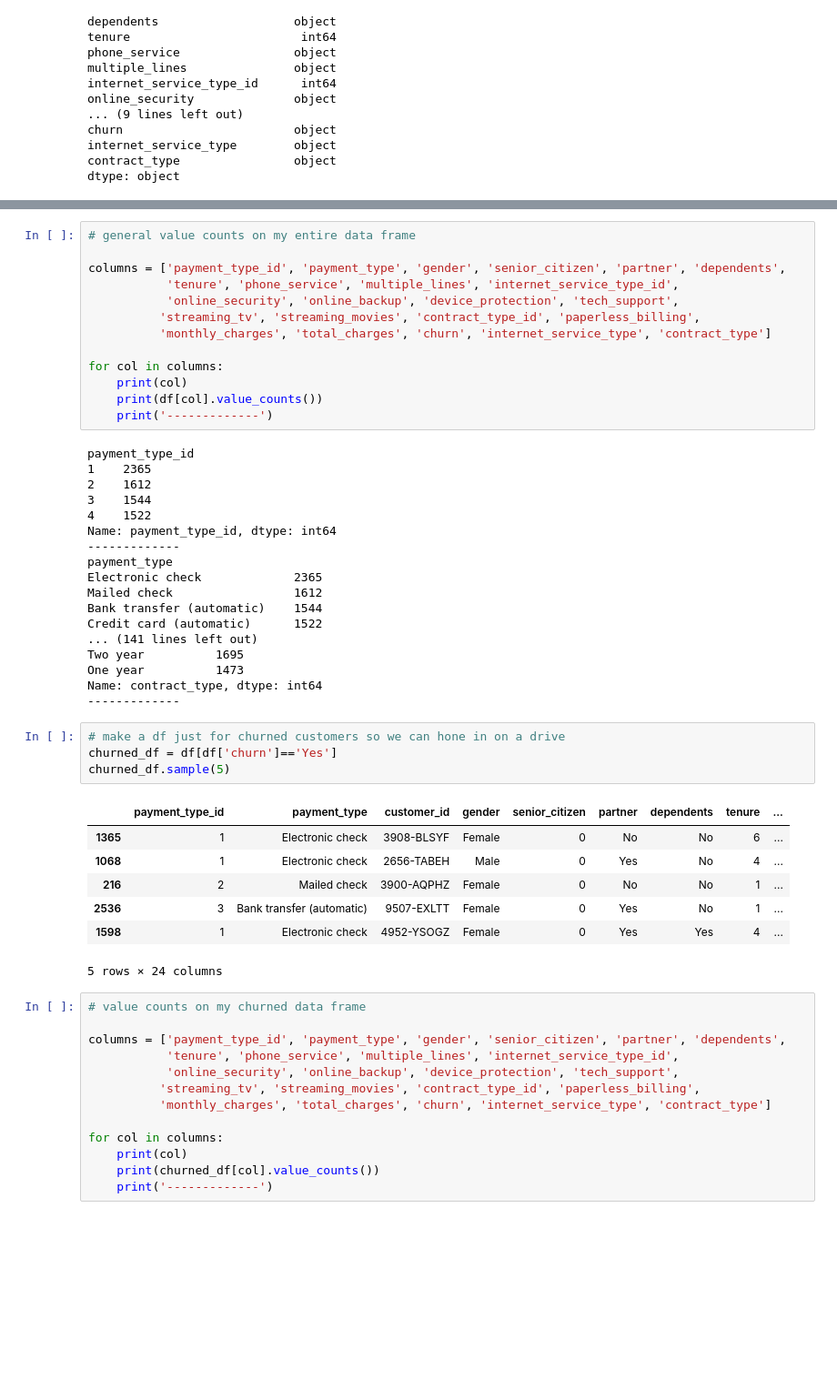
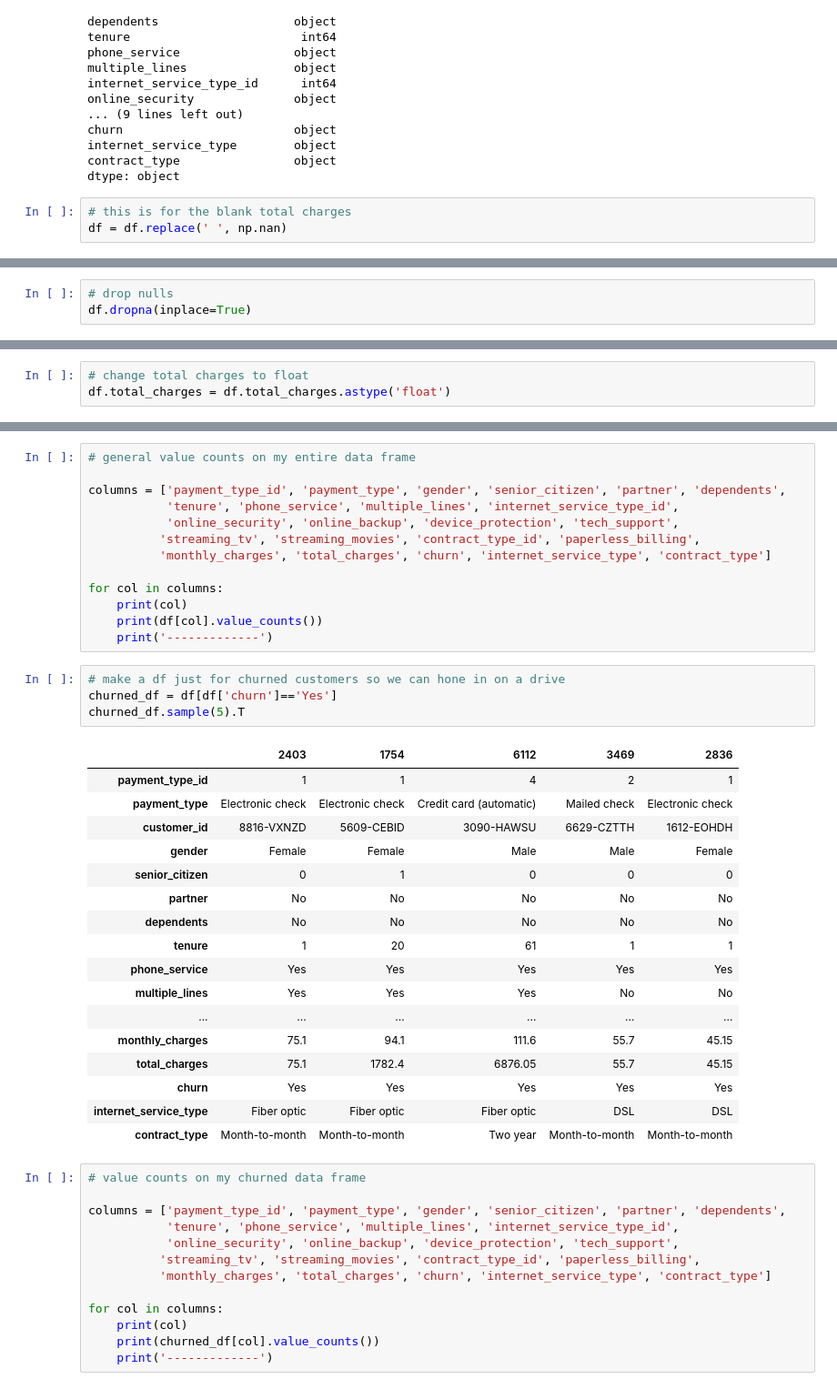
Before and after one commit to DesireeMcElroy/telco-classification-project, a Jupyter notebook: initial_notebook.ipynb, the cells around one changed output, grey strips where cells are left out. Shown at 91% size. Drawn from its saved outputs; the diff is of its cells as text; blank space fills up the shorter version.

```diff
--- a/initial_notebook.ipynb
+++ b/initial_notebook.ipynb
@@ -214,4 +185,7 @@ churn                        object
 internet_service_type        object
 contract_type                object
 dtype: object
+# %%
+# this is for the blank total charges
+df = df.replace(' ', np.nan)
 # %%
@@ -226,0 +212,3 @@ df.monthly_charges.isnull().sum()
+# %%
+# drop nulls
+df.dropna(inplace=True)
@@ -226,0 +240,3 @@ df.monthly_charges.isnull().sum()
+# %%
+# change total charges to float
+df.total_charges = df.total_charges.astype('float')
@@ -237,36 +273,28 @@ for col in columns:
     print(col)
     print(df[col].value_counts())
     print('-------------')
-# %% [output]
-payment_type_id
-1    2365
-2    1612
-3    1544
-4    1522
-Name: payment_type_id, dtype: int64
--------------
-payment_type
-Electronic check             2365
-Mailed check                 1612
-Bank transfer (automatic)    1544
-Credit card (automatic)      1522
-... (141 lines left out)
-Two year          1695
-One year          1473
-Name: contract_type, dtype: int64
--------------
 # %%
 # make a df just for churned customers so we can hone in on a drive
 churned_df = df[df['churn']=='Yes']
-churned_df.sample(5)
+churned_df.sample(5).T
 # %% [output]
-|  | payment_type_id | payment_type | customer_id | gender | senior_citizen | partner | dependents | tenure | ... |
-| 1365 | 1 | Electronic check | 3908-BLSYF | Female | 0 | No | No | 6 | ... |
-| 1068 | 1 | Electronic check | 2656-TABEH | Male | 0 | Yes | No | 4 | ... |
-| 216 | 2 | Mailed check | 3900-AQPHZ | Female | 0 | No | No | 1 | ... |
-| 2536 | 3 | Bank transfer (automatic) | 9507-EXLTT | Female | 0 | Yes | No | 1 | ... |
-| 1598 | 1 | Electronic check | 4952-YSOGZ | Female | 0 | Yes | Yes | 4 | ... |
+|  | 2403 | 1754 | 6112 | 3469 | 2836 |
+| payment_type_id | 1 | 1 | 4 | 2 | 1 |
+| payment_type | Electronic check | Electronic check | Credit card (automatic) | Mailed check | Electronic check |
+| customer_id | 8816-VXNZD | 5609-CEBID | 3090-HAWSU | 6629-CZTTH | 1612-EOHDH |
+| gender | Female | Female | Male | Male | Female |
+| senior_citizen | 0 | 1 | 0 | 0 | 0 |
+| partner | No | No | No | No | No |
+| dependents | No | No | No | No | No |
+| tenure | 1 | 20 | 61 | 1 | 1 |
+| phone_service | Yes | Yes | Yes | Yes | Yes |
+| multiple_lines | Yes | Yes | Yes | No | No |
+| ... | ... | ... | ... | ... | ... |
+| monthly_charges | 75.1 | 94.1 | 111.6 | 55.7 | 45.15 |
+| total_charges | 75.1 | 1782.4 | 6876.05 | 55.7 | 45.15 |
+| churn | Yes | Yes | Yes | Yes | Yes |
+| internet_service_type | Fiber optic | Fiber optic | Fiber optic | DSL | DSL |
+| contract_type | Month-to-month | Month-to-month | Two year | Month-to-month | Month-to-month |
-5 rows × 24 columns
 # %%
 # value counts on my churned data frame
 
```
Also changed, not shown: parts of 40 cells of this notebook.
